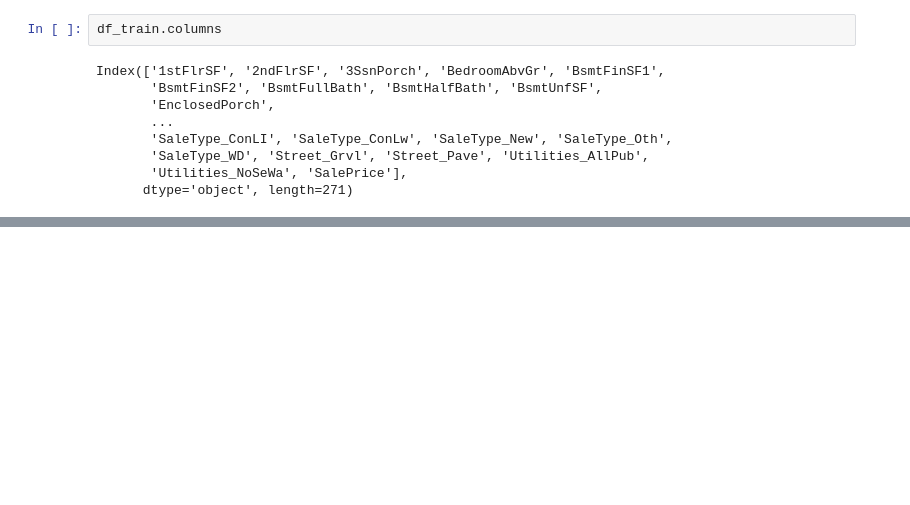
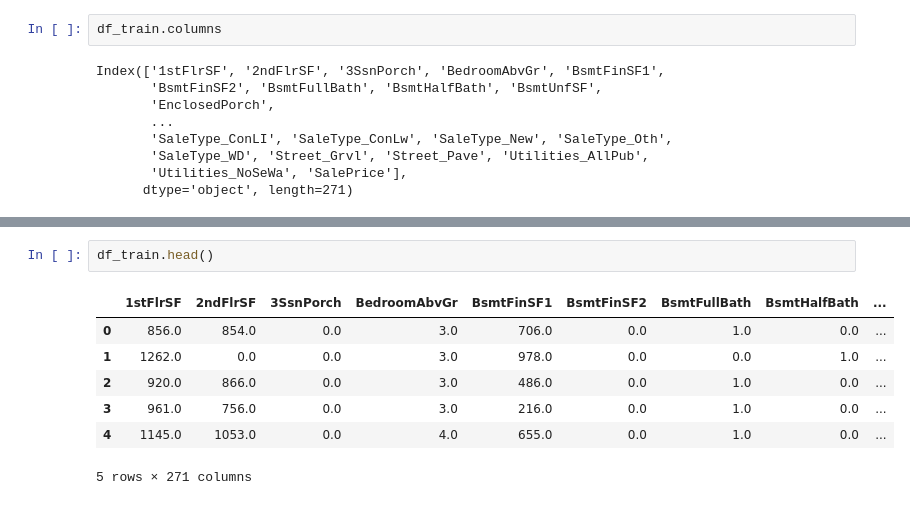
Before and after one commit to hama7738/haitsclass, a Jupyter notebook: house_price.ipynb, the cells around one changed output, grey strips where cells are left out. Drawn from its saved outputs; the diff is of its cells as text; blank space fills up the shorter version.

```diff
--- a/house_price.ipynb
+++ b/house_price.ipynb
@@ -48,0 +50,10 @@ Index(['1stFlrSF', '2ndFlrSF', '3SsnPorch', 'BedroomAbvGr', 'BsmtFinSF1',
+# %%
+df_train.head()
+# %% [output]
+|  | 1stFlrSF | 2ndFlrSF | 3SsnPorch | BedroomAbvGr | BsmtFinSF1 | BsmtFinSF2 | BsmtFullBath | BsmtHalfBath | ... |
+| 0 | 856.0 | 854.0 | 0.0 | 3.0 | 706.0 | 0.0 | 1.0 | 0.0 | ... |
+| 1 | 1262.0 | 0.0 | 0.0 | 3.0 | 978.0 | 0.0 | 0.0 | 1.0 | ... |
+| 2 | 920.0 | 866.0 | 0.0 | 3.0 | 486.0 | 0.0 | 1.0 | 0.0 | ... |
+| 3 | 961.0 | 756.0 | 0.0 | 3.0 | 216.0 | 0.0 | 1.0 | 0.0 | ... |
+| 4 | 1145.0 | 1053.0 | 0.0 | 4.0 | 655.0 | 0.0 | 1.0 | 0.0 | ... |
+5 rows × 271 columns
```
Also changed, not shown: parts of 5 cells of this notebook.
